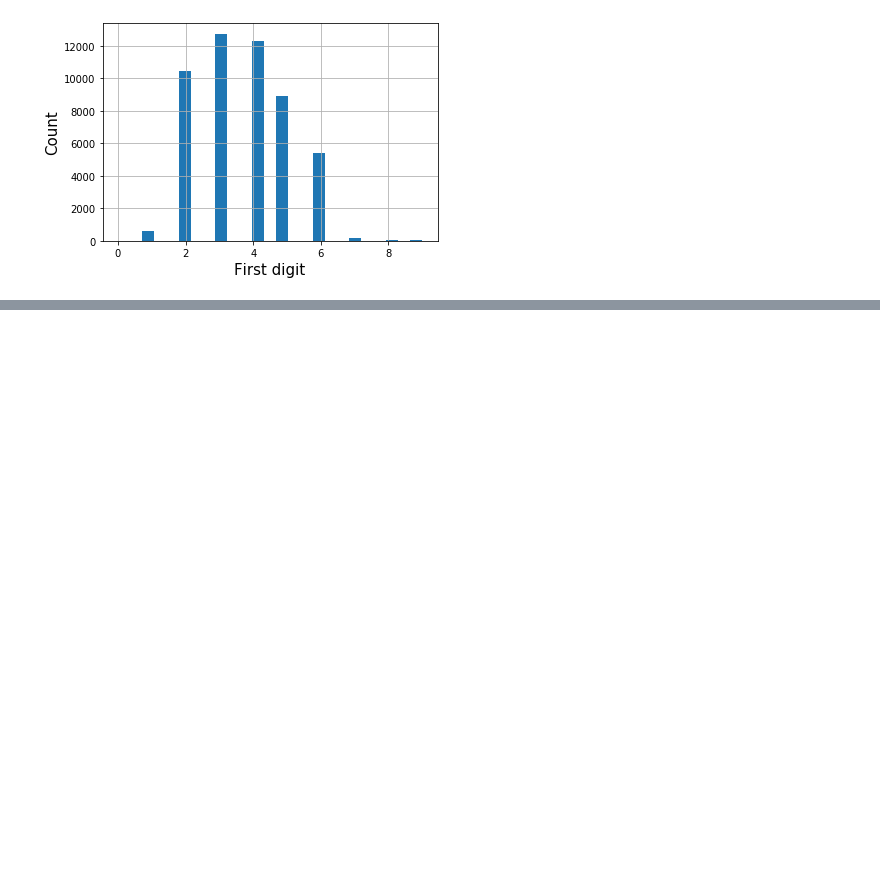
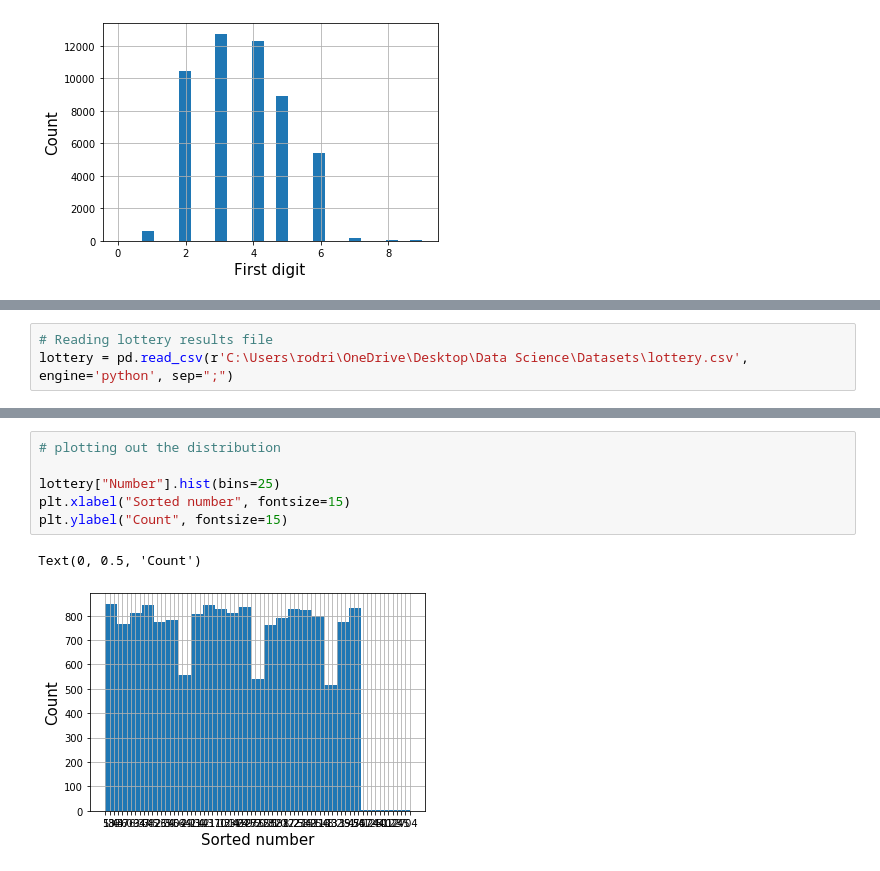
Before and after one commit to RCastilho91/coding_sandbox, a Jupyter notebook: Python and Jupyter/Benford's Law Test.ipynb, the cells around one changed output, grey strips where cells are left out. Drawn from its saved outputs; the diff is of its cells as text; blank space fills up the shorter version.

```diff
--- a/Python and Jupyter/Benford's Law Test.ipynb
+++ b/Python and Jupyter/Benford's Law Test.ipynb
@@ -88,0 +83,3 @@ It doesn't make Benford's Law any less puzzling, though.
+# %%
+# Reading lottery results file
+lottery = pd.read_csv(r'C:\Users\rodri\OneDrive\Desktop\Data Science\Datasets\lottery.csv', engine='python', sep=";")
@@ -88,0 +95,9 @@ It doesn't make Benford's Law any less puzzling, though.
+# %%
+# plotting out the distribution
+
+lottery["Number"].hist(bins=25)
+plt.xlabel("Sorted number", fontsize=15)
+plt.ylabel("Count", fontsize=15)
+# %% [output]
+Text(0, 0.5, 'Count')
+[figure, added]
```
Also changed, not shown: parts of 8 cells of this notebook.
